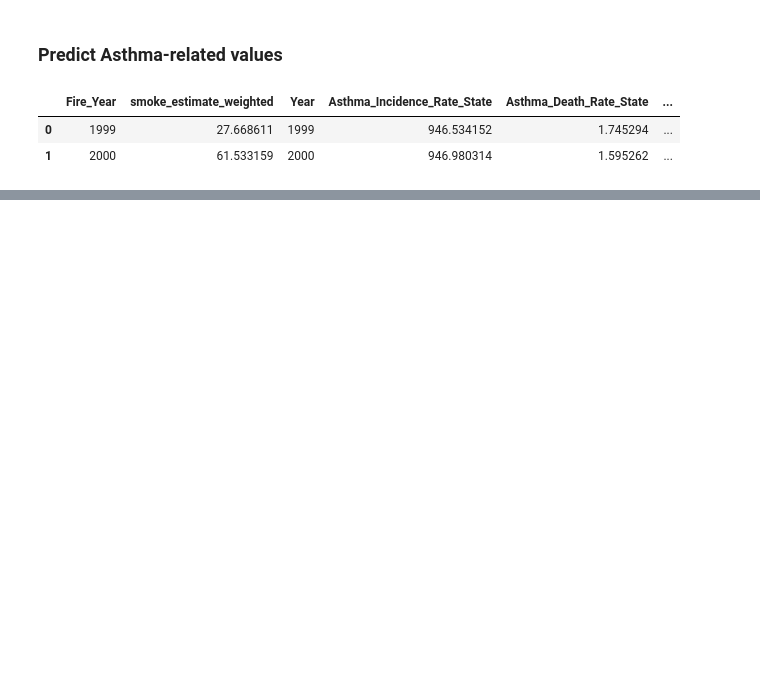
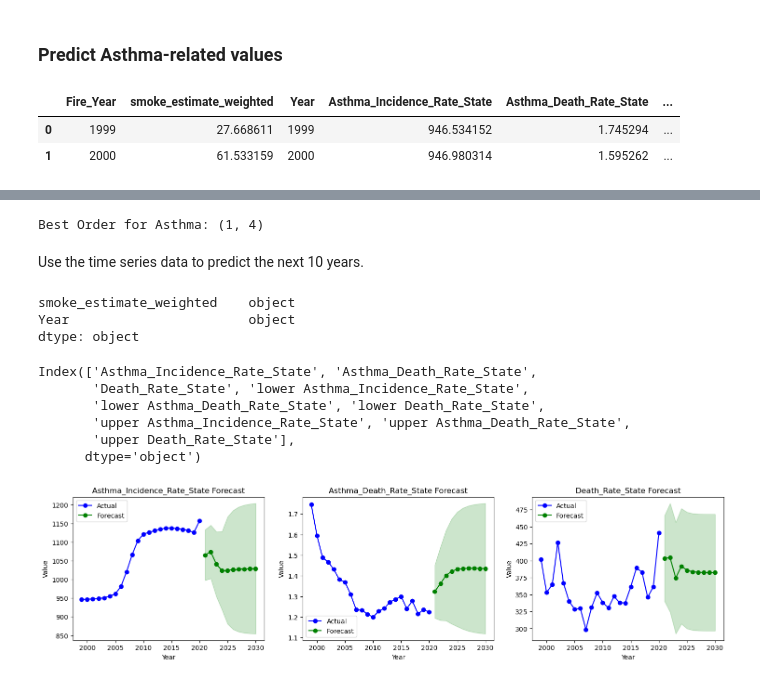
Before and after one commit to himanshunaidu/data512_project, a Jupyter notebook: wildfire_healthcare_data_analysis.ipynb, the cells around one changed output, grey strips where cells are left out. Cells and saved outputs as stored; diff of their text form; code cells hidden in the pictures; blank space fills up the shorter version.

Commit message:
Complete asthma forecast

```diff
--- a/wildfire_healthcare_data_analysis.ipynb
+++ b/wildfire_healthcare_data_analysis.ipynb
@@ -354,7 +364,7 @@ def grid_search_VARMAX(*, data, endog_cols, exog_cols = exog_cols,
 
     return best_order
 # %%
-def forecast(*, data, endog_cols, exog_cols = exog_cols,
+def forecast(*, data, endog_cols, exog_cols = exog_cols, forecast_exog,
              order = (1, 1), forecast_steps = 5) -> pd.DataFrame:
     """
     Forecast using VARMAX model.
@@ -369,6 +379,9 @@ def forecast(*, data, endog_cols, exog_cols = exog_cols,
 
     exog_cols : list
         The list of exogenous variables.
+
+    forecast_exog : pd.DataFrame
+        The exogenous data to use for forecasting.
 
     order : tuple
         The order of the VARMAX model.
@@ -385,6 +398,10 @@ def forecast(*, data, endog_cols, exog_cols = exog_cols,
     """
     model = VARMAX(data[endog_cols], exog = data[exog_cols], order = order)
     model_fit = model.fit(disp=False)
-    forecast = model_fit.forecast(steps = forecast_steps, exog = data[exog_cols])
-    forecast_df = pd.DataFrame(forecast, columns = endog_cols)
+    forecast = model_fit.get_forecast(steps = forecast_steps, exog = forecast_exog[exog_cols][:forecast_steps])
+    forecast_df = forecast.predicted_mean.join(forecast.conf_int())
     return forecast_df
+# %%
+forecasted_smoke_estimates_df = pd.read_csv(SMOKE_ESTIMATES_FORECAST_PATH)
+forecasted_smoke_estimates_df = forecasted_smoke_estimates_df[:FORECAST_STEPS]
+forecasted_smoke_estimates_df.head(2)
@@ -403,3 +424,6 @@ smoke_asthma_related_df.head(2)
 | 1 | 2000 | 61.533159 | 2000 | 946.980314 | 1.595262 | ... |
 # %%
 asthma_endog_cols = ['Asthma_Incidence_Rate_State', 'Asthma_Death_Rate_State', 'Death_Rate_State']
+# %%
+# Get Best Parameters for Asthma
+asthma_best_order = grid_search_VARMAX(data = smoke_asthma_related_df, endog_cols = asthma_endog_cols)
@@ -405,0 +448,42 @@ asthma_endog_cols = ['Asthma_Incidence_Rate_State', 'Asthma_Death_Rate_State', '
+# %%
+print(f'Best Order for Asthma: {asthma_best_order}')
+# %% [output]
+Best Order for Asthma: (1, 4)
+# %% [markdown]
+Use the time series data to predict the next 10 years.
+# %%
+forecasted_smoke_estimates_df.dtypes
+# %% [output]
+smoke_estimate_weighted    object
+Year                       object
+dtype: object
+# %%
+with warnings.catch_warnings():
+        warnings.simplefilter("ignore")
+        asthma_forecast_df = forecast(data = smoke_asthma_related_df, endog_cols = asthma_endog_cols, order = asthma_best_order,
+                              forecast_steps = 10, forecast_exog=forecasted_smoke_estimates_df)
+# %%
+asthma_forecast_df.columns
+# %% [output]
+Index(['Asthma_Incidence_Rate_State', 'Asthma_Death_Rate_State',
+       'Death_Rate_State', 'lower Asthma_Incidence_Rate_State',
+       'lower Asthma_Death_Rate_State', 'lower Death_Rate_State',
+       'upper Asthma_Incidence_Rate_State', 'upper Asthma_Death_Rate_State',
+       'upper Death_Rate_State'],
+      dtype='object')
+# %%
+# Plot each forecasted variable of asthma with confidence intervals, in subplots
+fig, ax = plt.subplots(nrows=1, ncols=3)
+fig.set_size_inches(18, 4)
+for index, col in enumerate(asthma_endog_cols):
+    ax[index].plot(smoke_asthma_related_df['Year'], smoke_asthma_related_df[col], marker='o', color='b')
+    ax[index].plot(forecasted_smoke_estimates_df['Year'], asthma_forecast_df[col], marker='o', color='g')
+    ax[index].fill_between(forecasted_smoke_estimates_df['Year'],
+                            asthma_forecast_df[f'lower {col}'],
+                            asthma_forecast_df[f'upper {col}'], color='g', alpha=0.2)
+    ax[index].set_xlabel('Year')
+    ax[index].set_ylabel('Value')
+    ax[index].set_title(f'{col} Forecast')
+    ax[index].legend(['Actual', 'Forecast'])
+# %% [output]
+[figure, added]
```
Also changed, not shown: parts of 5 cells of this notebook, 2 other files.
